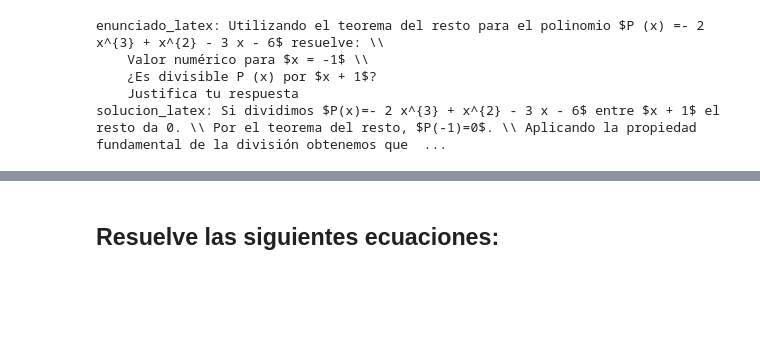
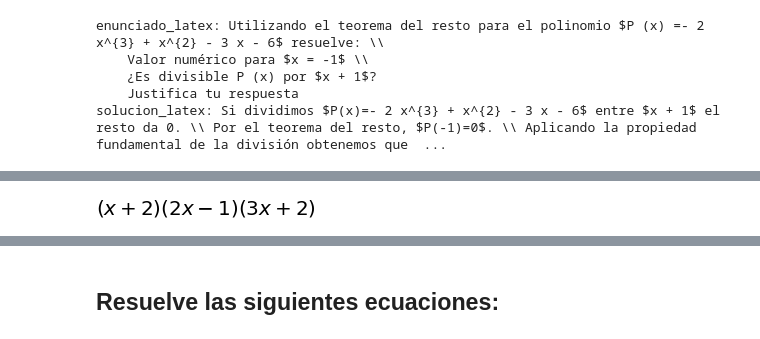
Before and after one commit to crdguez/mat4ac, a Jupyter notebook: notebooks/13-algebra.ipynb, the cells around one changed output, grey strips where cells are left out. Saved outputs shown, nothing was run; the diff lists cells and outputs as text; code cells hidden in the pictures; blank space fills up the shorter version.

```diff
--- a/notebooks/13-algebra.ipynb
+++ b/notebooks/13-algebra.ipynb
@@ -202,3 +191,7 @@ solucion_latex: $10 - 2 k=0 \to k = 5 $
+# %%
+factor(6*x**3+13*x**2-4)
+# %% [output]
+[figure, added]
 # %%
 # Resuelve las siguientes ecuaciones:
 
```
Also changed, not shown: parts of 16 cells of this notebook.
